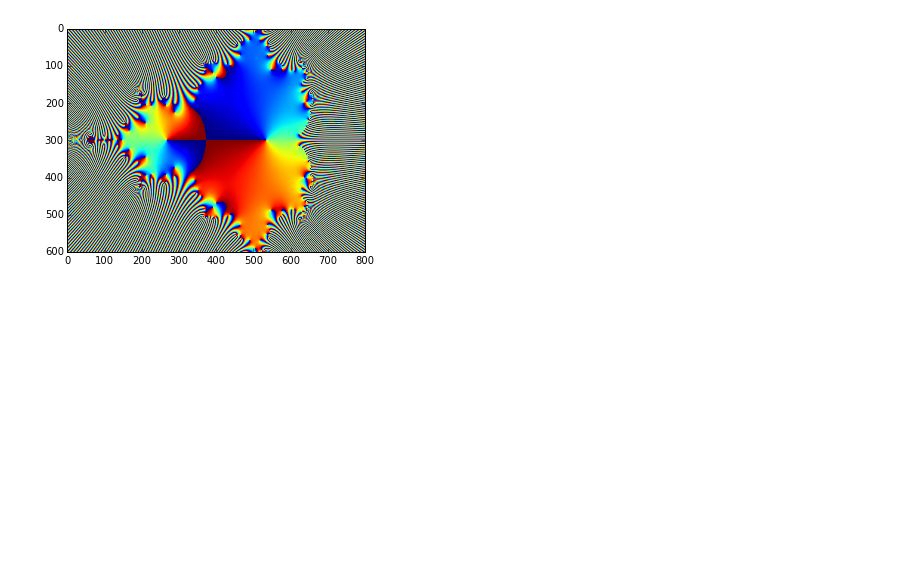
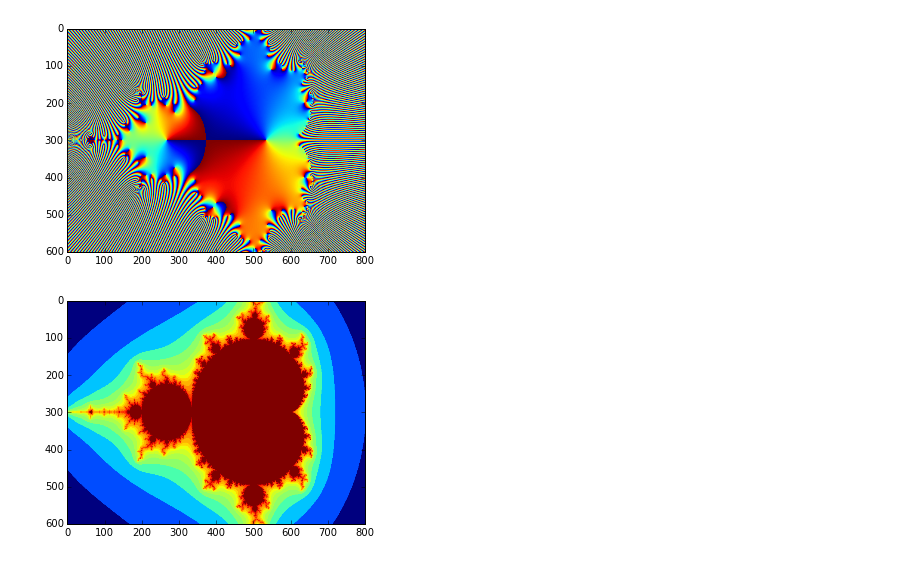
Before and after one commit to hrenkap/scipy_workshop, a Jupyter notebook: Workshop1.ipynb, the cells around one changed output. Cells and saved outputs as stored; diff of their text form; code cells hidden in the pictures; blank space fills up the shorter version.

```diff
--- a/Workshop1.ipynb
+++ b/Workshop1.ipynb
@@ -180,3 +180,17 @@ plt.imshow(np.angle(z))
 # %% [output]
 <matplotlib.image.AxesImage at 0x...>
 [figure]
+# %%
+def mandel2(c, numIter=10, maxabs=5):
+    z = c
+    num = np.zeros_like(c, dtype=np.int16)
+    for i in range(numIter):
+        mask = (abs(z)<maxabs)
+        z = mask*(z**2 + c)
+        num += (abs(z)<maxabs)
+    return z, num
+# %%
+z, num = mandel2(c, 100, 5)
+plt.imshow(num);
+# %% [output]
+[figure, added]
```
Also changed, not shown: parts of 1 cell of this notebook.
